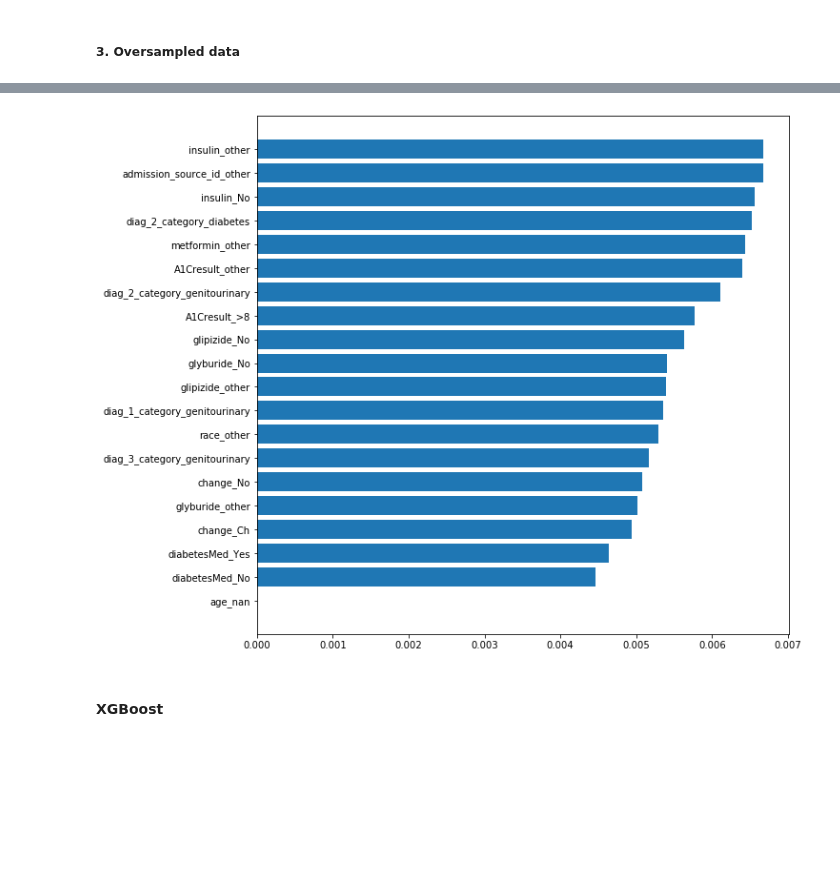
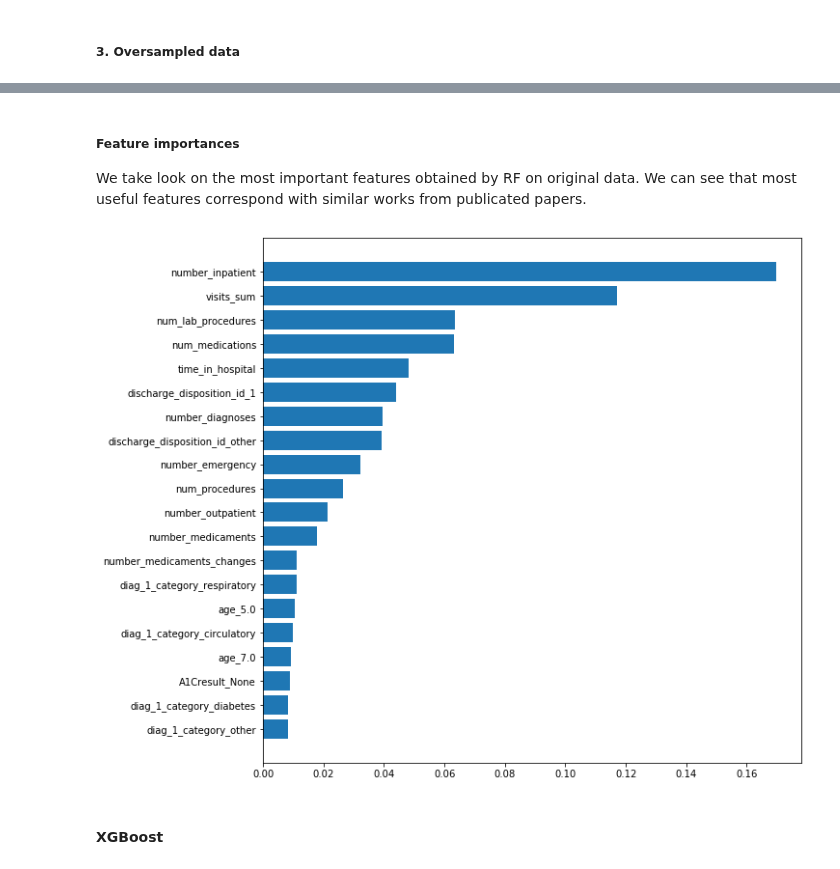
Before and after one commit to pmacinec/diabetes-patients-readmissions-prediction, a Jupyter notebook: notebooks/2_model_selection.ipynb, the cells around one changed output, grey strips where cells are left out. Saved outputs shown, nothing was run; the diff lists cells and outputs as text; code cells hidden in the pictures; blank space fills up the shorter version.

```diff
--- a/notebooks/2_model_selection.ipynb
+++ b/notebooks/2_model_selection.ipynb
@@ -85,7 +83,7 @@ To final evaluation will be choosen a model with highest accuracy.
 ##### 1. Original data
 # %%
 rf = RandomForestClassifier(max_depth=10, random_state=42, n_estimators=100
-                             ,class_weight={0:1,1:8}, min_samples_split=5
+                             ,class_weight={0:1,1:9}, min_samples_split=5
                             )
 rf.fit(X_train, y_train)
 evaluate_model(rf, X_test, y_test)
@@ -152,9 +153,11 @@ RF oversampled    |   0.88   |   0.88    |   0.49    |   0.22    |   0.02   |
+# %% [markdown]
+##### Feature importances
+
+We take look on the most important features obtained by RF on original data. We can see that most useful features correspond with similar works from publicated papers.
 # %%
-importances = rf.feature_importances_
-
 sorted_features = plot_feature_importance(rf.feature_importances_, X_train.columns, 20)
 # %% [output]
-[figure, old version]
+[figure, new version]
 # %% [markdown]
 #### XGBoost
 # %% [markdown]
```
Also changed, not shown: parts of 26 cells of this notebook.
